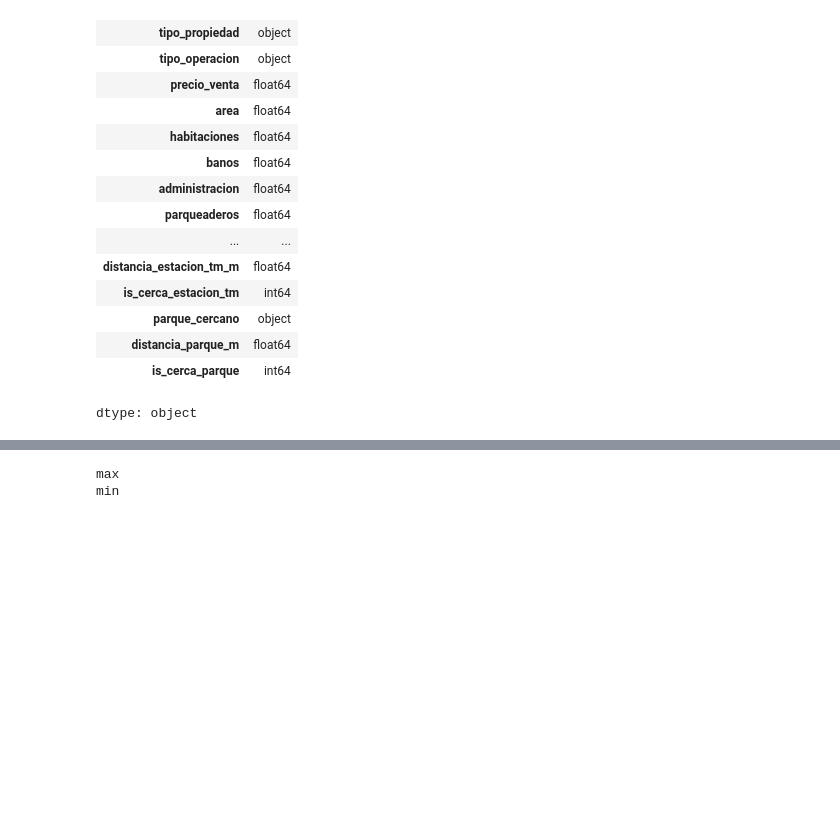
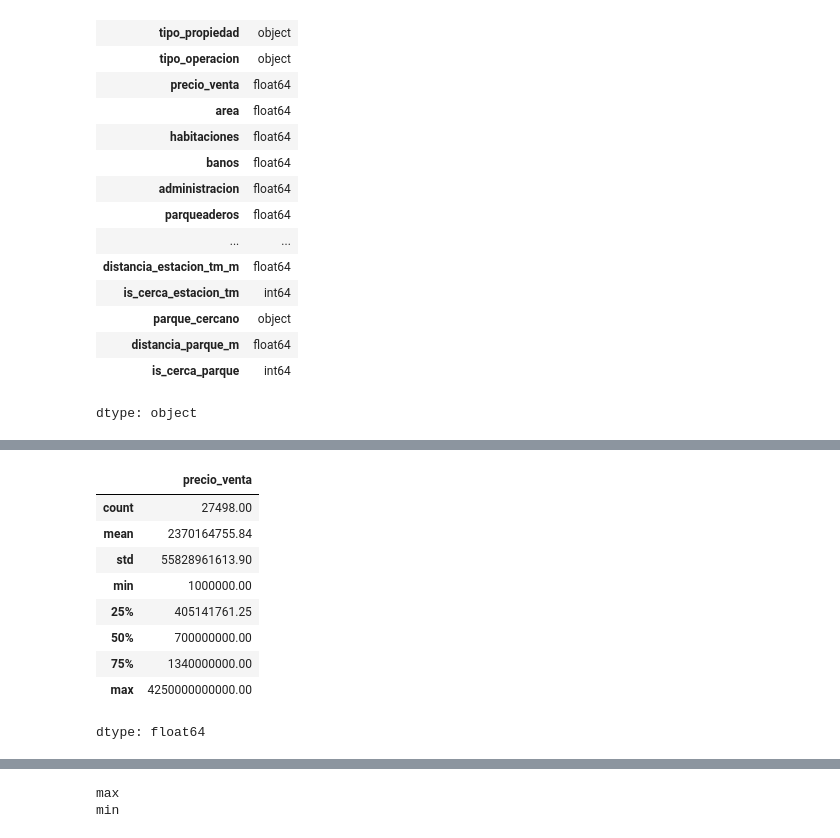
Before and after one commit to amrios80/linear-regression-tutorial, a Jupyter notebook: aptos/aptos.ipynb, the cells around one changed output, grey strips where cells are left out. Saved outputs shown, nothing was run; the diff lists cells and outputs as text; code cells hidden in the pictures; blank space fills up the shorter version.

```diff
--- a/aptos/aptos.ipynb
+++ b/aptos/aptos.ipynb
@@ -80,0 +100,13 @@ apto_df=apto_df[apto_df["tipo_operacion"]=="VENTA"]
+# %%
+apto_df["precio_venta"].describe()
+# %% [output]
+|  | precio_venta |
+| count | 27498.00 |
+| mean | 2370164755.84 |
+| std | 55828961613.90 |
+| min | 1000000.00 |
+| 25% | 405141761.25 |
+| 50% | 700000000.00 |
+| 75% | 1340000000.00 |
+| max | 4250000000000.00 |
+dtype: float64
```
Also changed, not shown: parts of 15 cells of this notebook.
